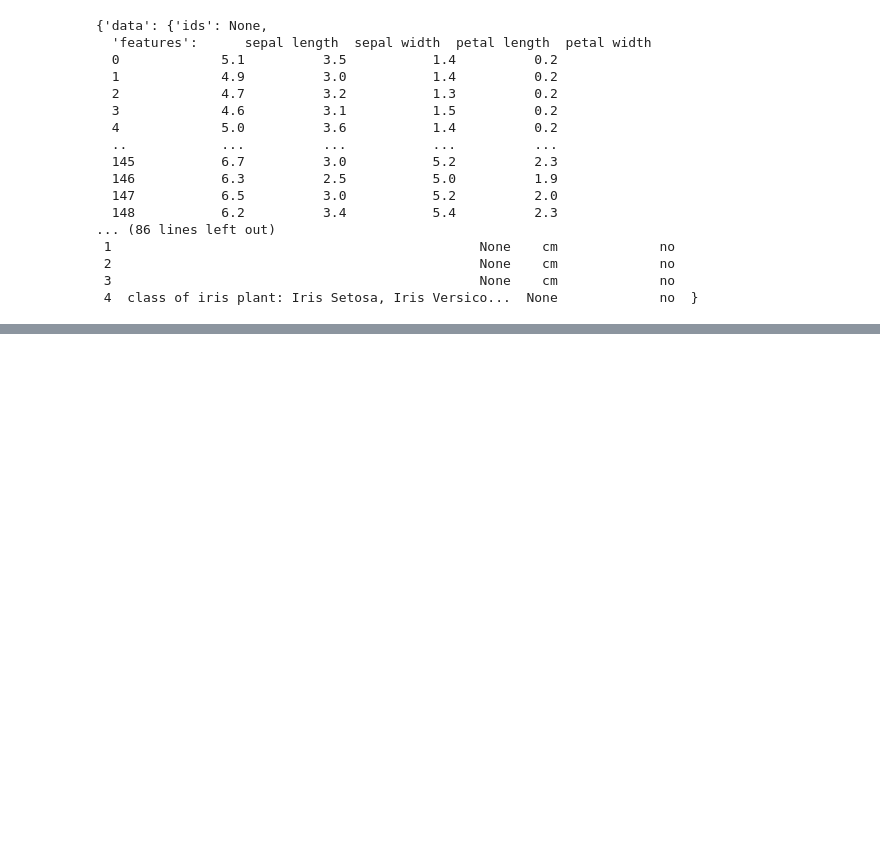
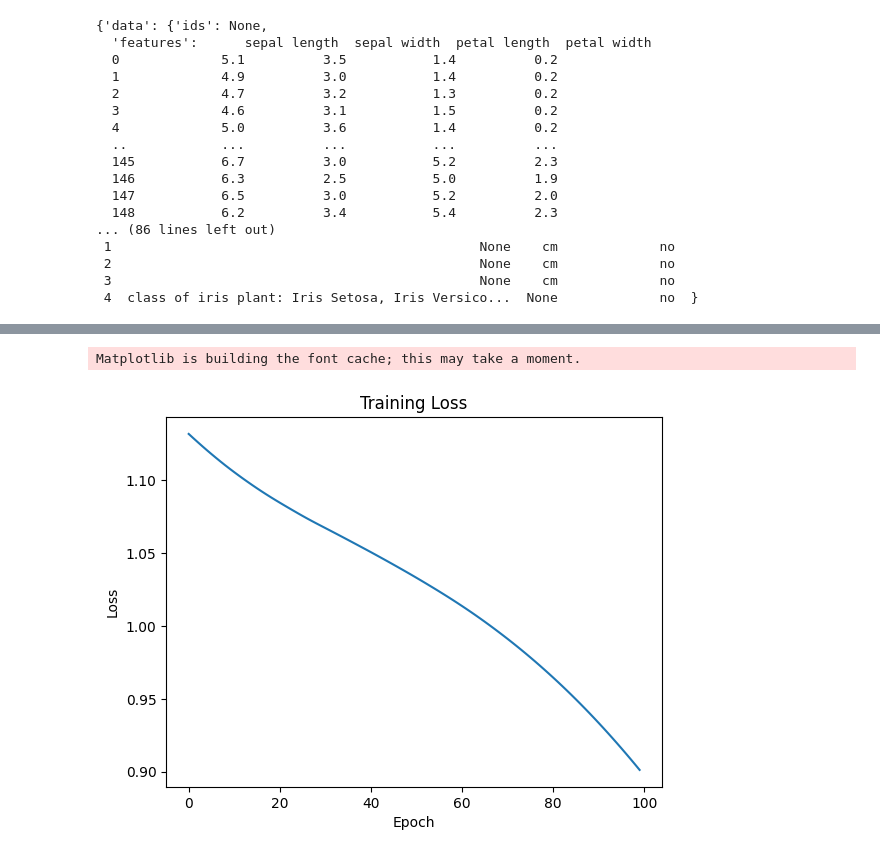
Before and after one commit to sj-fleming/PytorchTest, a Jupyter notebook: plots.ipynb, the cells around one changed output, grey strips where cells are left out. Cells and saved outputs as stored; diff of their text form; code cells hidden in the pictures; blank space fills up the shorter version.

Commit message:
successfully trained and plotted data

```diff
--- a/plots.ipynb
+++ b/plots.ipynb
@@ -62,9 +63,9 @@ iris
 # Modify the target labels to numbers
 iris.data.targets = iris.data.targets.replace({
     'class': {
-        'Iris-setosa': 1.0,
-        'Iris-versicolor': 2.0,
-        'Iris-virginica': 3.0
+        'Iris-setosa': 0,
+        'Iris-versicolor': 1,
+        'Iris-virginica': 2
     }
 })
 
@@ -102,8 +103,9 @@ X_train = torch.FloatTensor(X_train.values)
 X_test = torch.FloatTensor(X_test.values)
 
 #converting y labels to long tensors
-y_train = torch.LongTensor(y_train.values)
-y_test = torch.LongTensor(y_test.values)
+y_train = torch.LongTensor(np.array(y_train).squeeze())
+y_test = torch.LongTensor(np.array(y_test).squeeze())
+
 
 
 from simpleNeuralNetwork import Model
@@ -119,3 +121,5 @@ criterion = nn.CrossEntropyLoss()
 # Adam is a popular optimizer that adapts the learning rate for each parameter
 #if error doesn't go down after a bunch of iterations, lower the learning rate
 optimizer = torch.optim.Adam(model.parameters(), lr=0.01)
+
+model.parameters
@@ -121,0 +132,24 @@ optimizer = torch.optim.Adam(model.parameters(), lr=0.01)
+# %%
+#train the model
+#epochs = one run through the entire training dataset
+epochs = 100
+losses = []
+for i in range(epochs):
+    #forward pass and get the predictions
+    y_pred = model(X_train)
+
+    #calculate the loss, predicted value vs. the actual value
+    loss = criterion(y_pred, y_train)
+    losses.append(loss.detach().numpy())
+
+    #print every 10 epochs
+    if i % 10 == 0:
+        print(f'Epoch {i}, Loss: {loss.item()}')
+
+    #backward pass
+    #take the error rate of forward propagation and feed it back to fine tune the weights
+    optimizer.zero_grad()
+    loss.backward()
+
+    #update the weights
+    optimizer.step()
@@ -121,0 +259,10 @@ optimizer = torch.optim.Adam(model.parameters(), lr=0.01)
+# %%
+import matplotlib.pyplot as plt
+plt.plot(losses)
+plt.xlabel('Epoch')
+plt.ylabel('Loss')
+plt.title('Training Loss')
+plt.show()
+# %% [output]
+Matplotlib is building the font cache; this may take a moment.
+[figure, added]
```
Also changed, not shown: parts of 4 cells of this notebook, 2 other files.
